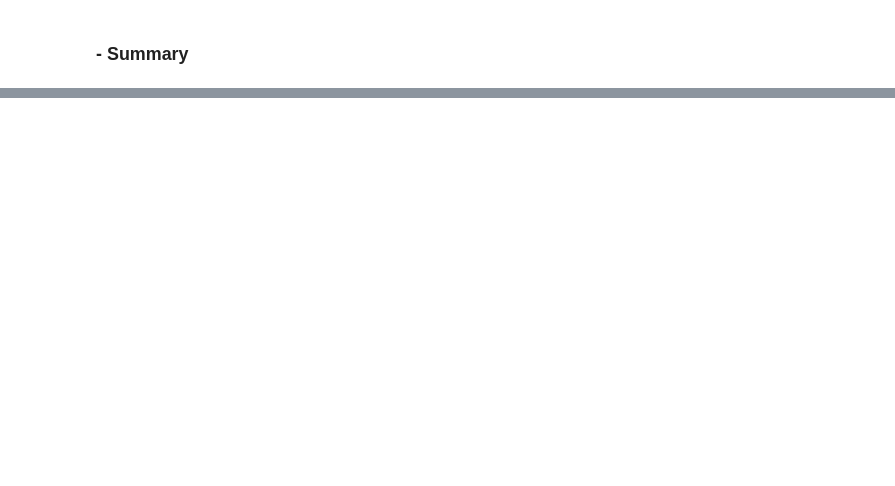
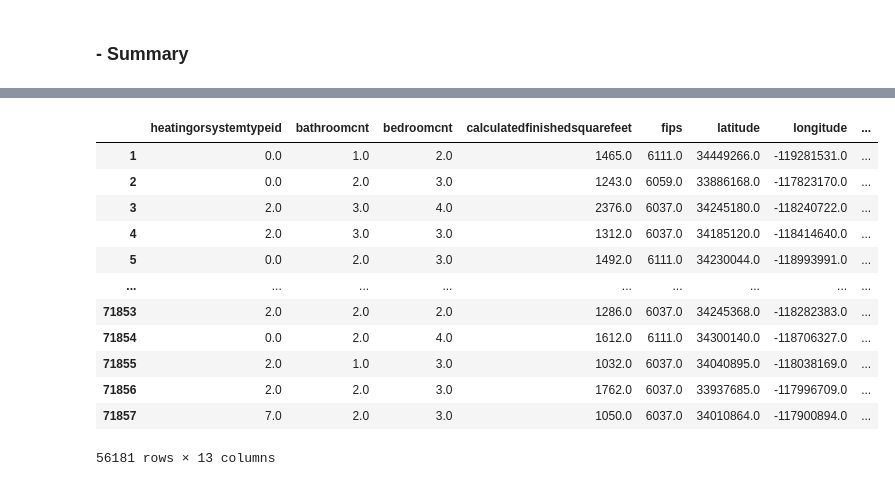
Before and after one commit to EribertoContreras/clustering-exercises, a Jupyter notebook: zillow_project.ipynb, the cells around one changed output, grey strips where cells are left out. Drawn from its saved outputs; the diff is of its cells as text; code cells hidden in the pictures; blank space fills up the shorter version.

```diff
--- a/zillow_project.ipynb
+++ b/zillow_project.ipynb
@@ -133,0 +335,16 @@ Test: 8505 rows, 35 cols
+# %%
+df[df.taxvaluedollarcnt < 3000000]
+# %% [output]
+|  | heatingorsystemtypeid | bathroomcnt | bedroomcnt | calculatedfinishedsquarefeet | fips | latitude | longitude | ... |
+| 1 | 0.0 | 1.0 | 2.0 | 1465.0 | 6111.0 | 34449266.0 | -119281531.0 | ... |
+| 2 | 0.0 | 2.0 | 3.0 | 1243.0 | 6059.0 | 33886168.0 | -117823170.0 | ... |
+| 3 | 2.0 | 3.0 | 4.0 | 2376.0 | 6037.0 | 34245180.0 | -118240722.0 | ... |
+| 4 | 2.0 | 3.0 | 3.0 | 1312.0 | 6037.0 | 34185120.0 | -118414640.0 | ... |
+| 5 | 0.0 | 2.0 | 3.0 | 1492.0 | 6111.0 | 34230044.0 | -118993991.0 | ... |
+| ... | ... | ... | ... | ... | ... | ... | ... | ... |
+| 71853 | 2.0 | 2.0 | 2.0 | 1286.0 | 6037.0 | 34245368.0 | -118282383.0 | ... |
+| 71854 | 0.0 | 2.0 | 4.0 | 1612.0 | 6111.0 | 34300140.0 | -118706327.0 | ... |
+| 71855 | 2.0 | 1.0 | 3.0 | 1032.0 | 6037.0 | 34040895.0 | -118038169.0 | ... |
+| 71856 | 2.0 | 2.0 | 3.0 | 1762.0 | 6037.0 | 33937685.0 | -117996709.0 | ... |
+| 71857 | 7.0 | 2.0 | 3.0 | 1050.0 | 6037.0 | 34010864.0 | -117900894.0 | ... |
+56181 rows × 13 columns
```
Also changed, not shown: parts of 84 cells of this notebook, 2 other files.
